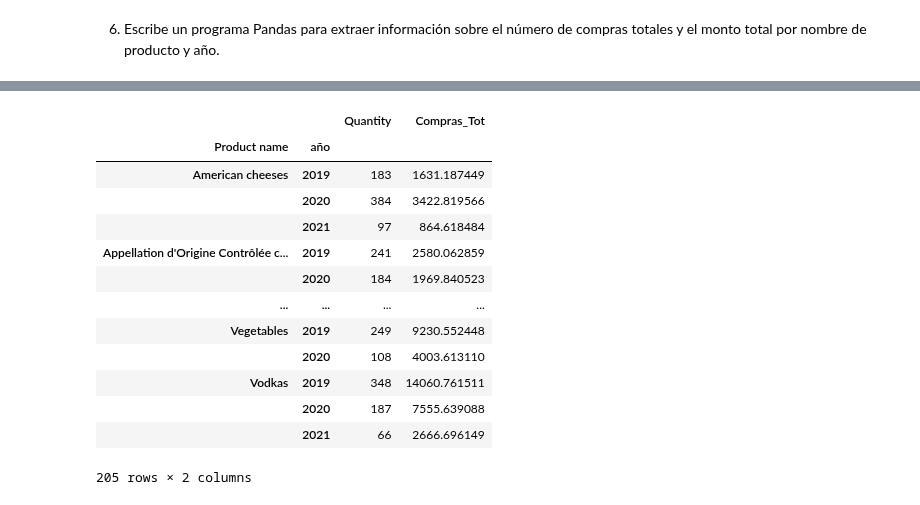
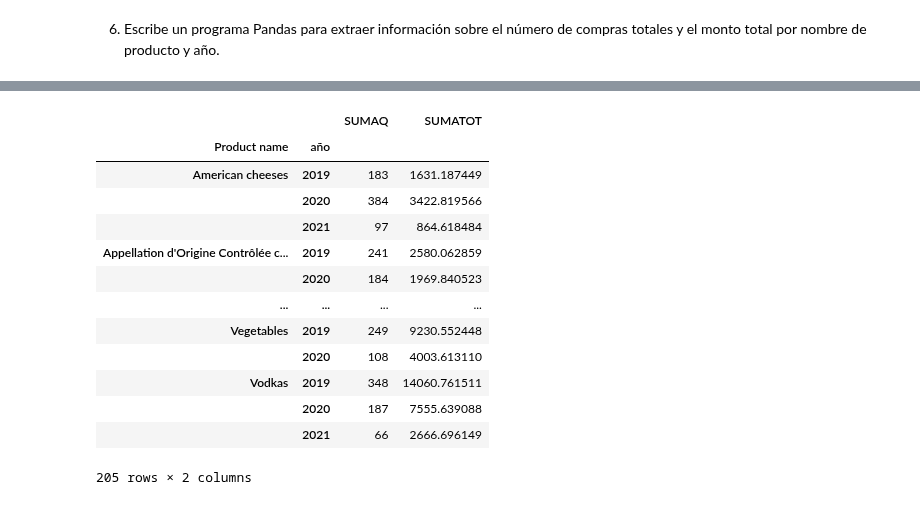
Before and after one commit to mtataytraining2/2_DataScience_Basics, a Jupyter notebook: Pandas/Pandas_dataframe_ejer_2.ipynb, the cells around one changed output, grey strips where cells are left out. Saved outputs shown, nothing was run; the diff lists cells and outputs as text; code cells hidden in the pictures.

```diff
--- a/Pandas/Pandas_dataframe_ejer_2.ipynb
+++ b/Pandas/Pandas_dataframe_ejer_2.ipynb
@@ -535,8 +556,8 @@ df
 # %%
-df_global=df.groupby(['Product name','año']).agg({'Quantity':'sum','Compras_Tot':'sum'})
+df_global=df.groupby(['Product name','año']).agg(SUMAQ=('Quantity',sum), SUMATOT=('Compras_Tot',sum))
 df_global
 # %% [output]
-|  |  | Quantity | Compras_Tot |
+|  |  | SUMAQ | SUMATOT |
 | Product name | año |  |  |
 | American cheeses | 2019 | 183 | 1631.187449 |
 |  | 2020 | 384 | 3422.819566 |
```
Also changed, not shown: parts of 10 cells of this notebook.
